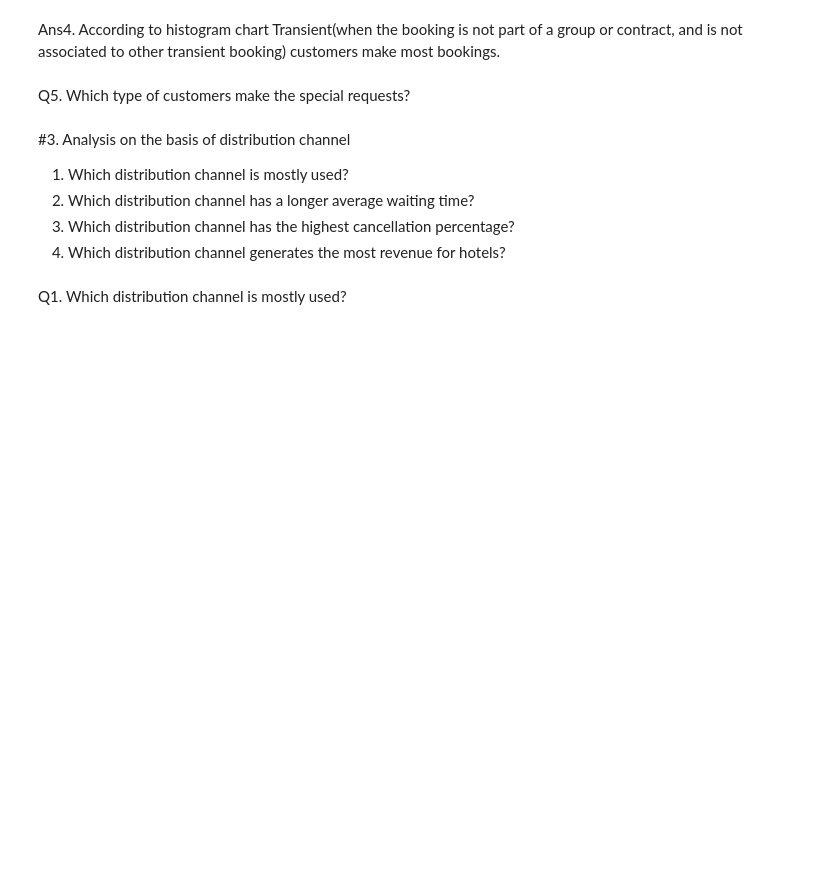
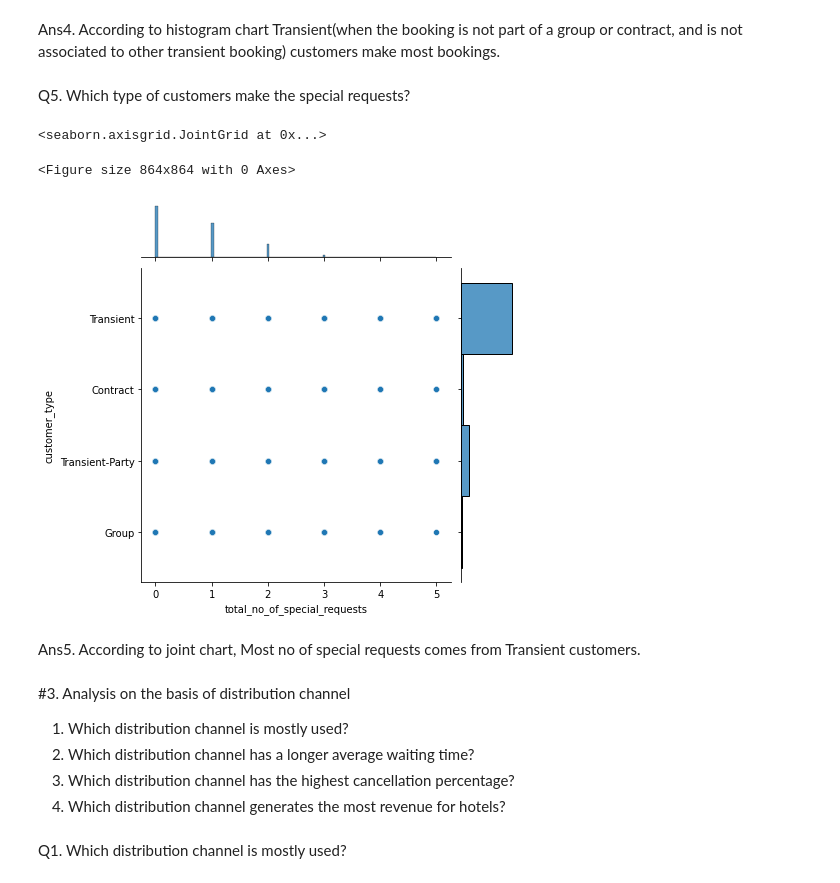
Before and after one commit to niteshavagabond/Hotel-Booking-analysis, a Jupyter notebook: Hotel_Booking_Analysis_Capstone_Project.ipynb, the cells around one changed output. Drawn from its saved outputs; the diff is of its cells as text; code cells hidden in the pictures; blank space fills up the shorter version.

```diff
--- a/Hotel_Booking_Analysis_Capstone_Project.ipynb
+++ b/Hotel_Booking_Analysis_Capstone_Project.ipynb
@@ -637,6 +420,15 @@ sns.histplot(data=df['customer_type'])
 Ans4. According to histogram chart Transient(when the booking is not part of a group or contract, and is not associated to other transient booking) customers make most bookings.
 # %% [markdown]
 Q5. Which type of customers make the special requests?
+# %%
+plt.figure(figsize=(12,12))
+sns.jointplot(x=df['total_no_of_special_requests'],y=df['customer_type'])
+# %% [output]
+<seaborn.axisgrid.JointGrid at 0x...>
+<Figure size 864x864 with 0 Axes>
+[figure, added]
+# %% [markdown]
+Ans5. According to joint chart, Most no of special requests comes from Transient customers.
 # %% [markdown]
 #3. Analysis on the basis of distribution channel
 
```
Also changed, not shown: parts of 60 cells of this notebook.
